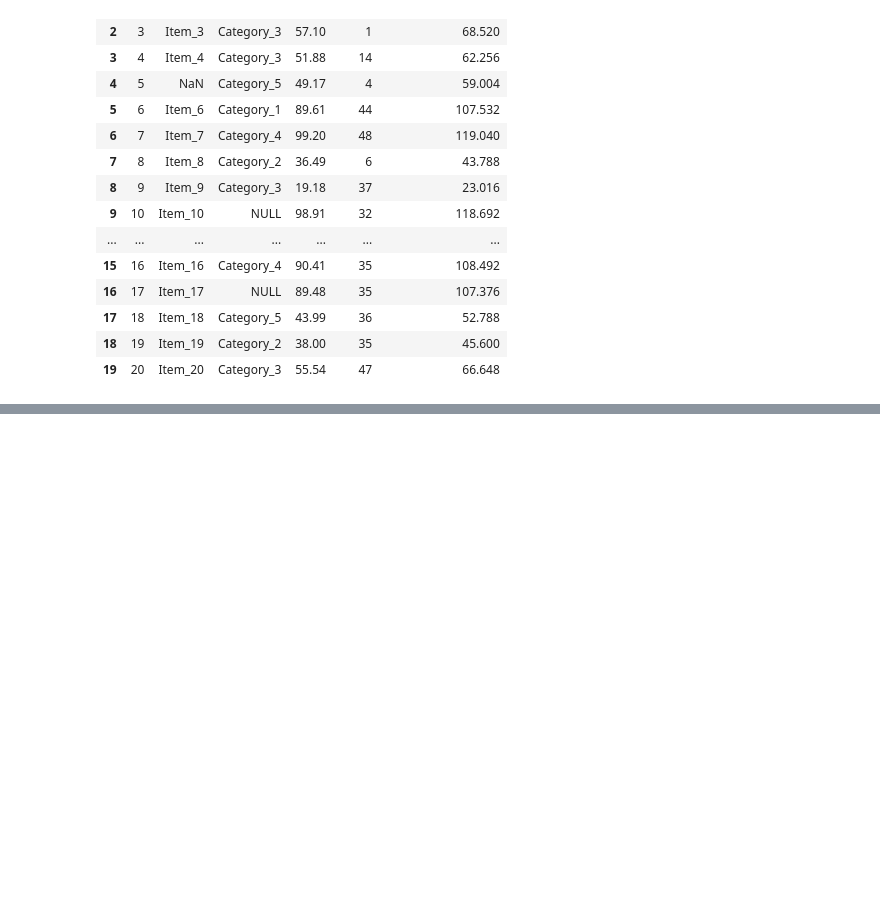
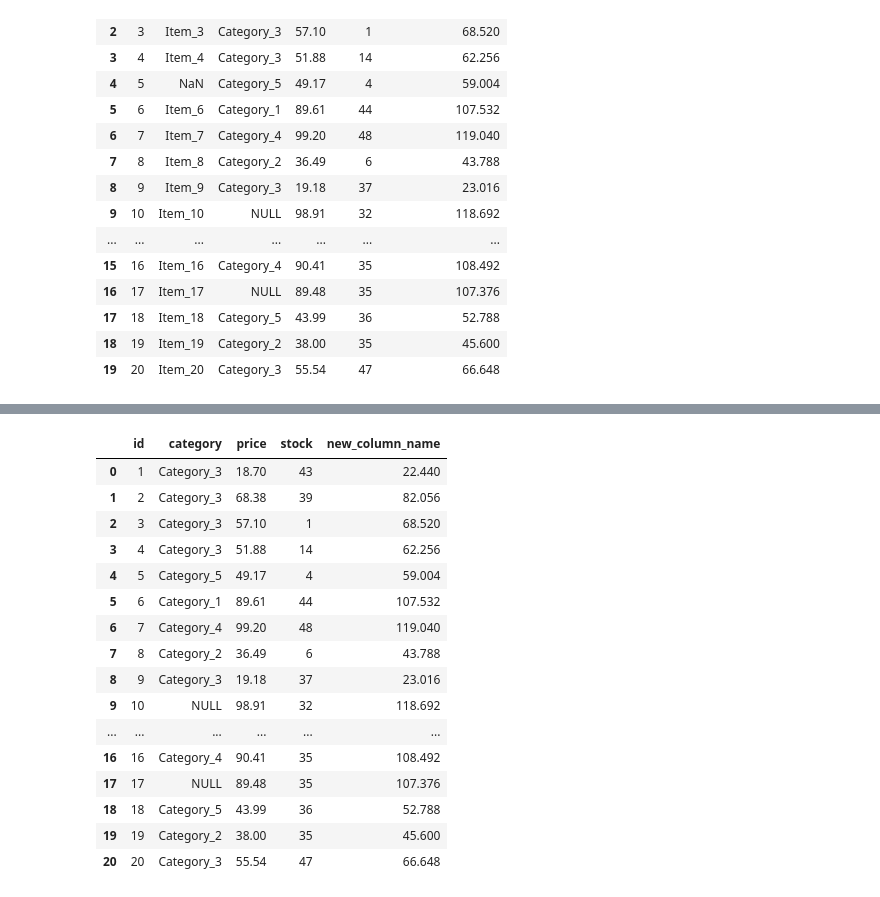
Before and after one commit to HY-BME/bme_test_files, a Jupyter notebook: ML_0312.ipynb, the cells around one changed output, grey strips where cells are left out. Saved outputs shown, nothing was run; the diff lists cells and outputs as text; code cells hidden in the pictures; blank space fills up the shorter version.

```diff
--- a/ML_0312.ipynb
+++ b/ML_0312.ipynb
@@ -328,0 +348,20 @@ df.to_json("/content/sample_data/data.json")
+# %%
+df.dropna(axis=1) #결측치가 있는 열 삭제
+# %% [output]
+|  | id | category | price | stock | new_column_name |
+| 0 | 1 | Category_3 | 18.70 | 43 | 22.440 |
+| 1 | 2 | Category_3 | 68.38 | 39 | 82.056 |
+| 2 | 3 | Category_3 | 57.10 | 1 | 68.520 |
+| 3 | 4 | Category_3 | 51.88 | 14 | 62.256 |
+| 4 | 5 | Category_5 | 49.17 | 4 | 59.004 |
+| 5 | 6 | Category_1 | 89.61 | 44 | 107.532 |
+| 6 | 7 | Category_4 | 99.20 | 48 | 119.040 |
+| 7 | 8 | Category_2 | 36.49 | 6 | 43.788 |
+| 8 | 9 | Category_3 | 19.18 | 37 | 23.016 |
+| 9 | 10 | NULL | 98.91 | 32 | 118.692 |
+| ... | ... | ... | ... | ... | ... |
+| 16 | 16 | Category_4 | 90.41 | 35 | 108.492 |
+| 17 | 17 | NULL | 89.48 | 35 | 107.376 |
+| 18 | 18 | Category_5 | 43.99 | 36 | 52.788 |
+| 19 | 19 | Category_2 | 38.00 | 35 | 45.600 |
+| 20 | 20 | Category_3 | 55.54 | 47 | 66.648 |
```
Also changed, not shown: parts of 10 cells of this notebook.
